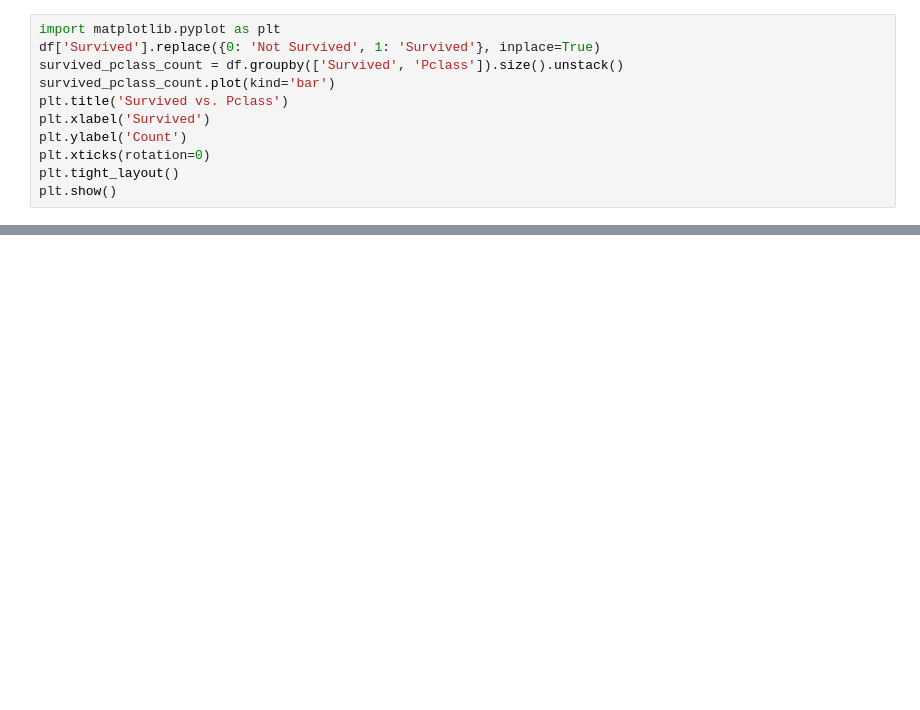
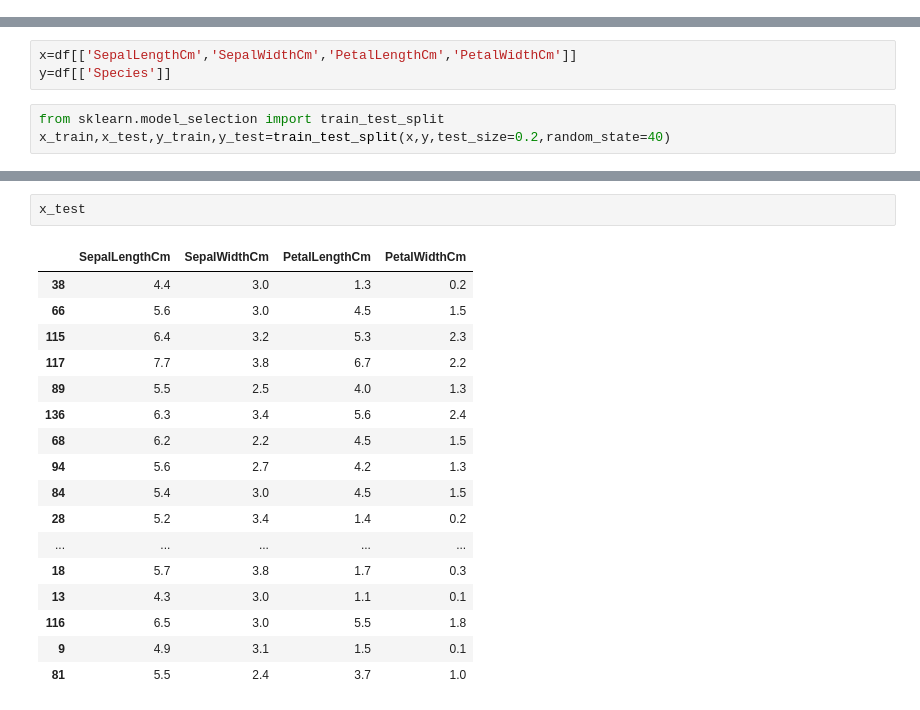
Before and after one commit to Siddesh-sg/CSE, a Jupyter notebook: Untitled0.ipynb, the cells around one changed output, grey strips where cells are left out. Drawn from its saved outputs; the diff is of its cells as text; blank space fills up the shorter version.

```diff
--- a/Untitled0.ipynb
+++ b/Untitled0.ipynb
@@ -108,11 +15,0 @@ mode value of fare is 8.05
-# %%
-import matplotlib.pyplot as plt
-df['Survived'].replace({0: 'Not Survived', 1: 'Survived'}, inplace=True)
-survived_pclass_count = df.groupby(['Survived', 'Pclass']).size().unstack()
-survived_pclass_count.plot(kind='bar')
-plt.title('Survived vs. Pclass')
-plt.xlabel('Survived')
-plt.ylabel('Count')
-plt.xticks(rotation=0)
-plt.tight_layout()
-plt.show()
@@ -190,0 +16,6 @@ Outliers are :
+# %%
+x=df[['SepalLengthCm','SepalWidthCm','PetalLengthCm','PetalWidthCm']]
+y=df[['Species']]
+# %%
+from sklearn.model_selection import train_test_split
+x_train,x_test,y_train,y_test=train_test_split(x,y,test_size=0.2,random_state=40)
@@ -190,0 +54,20 @@ Outliers are :
+# %%
+x_test
+# %% [output]
+|  | SepalLengthCm | SepalWidthCm | PetalLengthCm | PetalWidthCm |
+| 38 | 4.4 | 3.0 | 1.3 | 0.2 |
+| 66 | 5.6 | 3.0 | 4.5 | 1.5 |
+| 115 | 6.4 | 3.2 | 5.3 | 2.3 |
+| 117 | 7.7 | 3.8 | 6.7 | 2.2 |
+| 89 | 5.5 | 2.5 | 4.0 | 1.3 |
+| 136 | 6.3 | 3.4 | 5.6 | 2.4 |
+| 68 | 6.2 | 2.2 | 4.5 | 1.5 |
+| 94 | 5.6 | 2.7 | 4.2 | 1.3 |
+| 84 | 5.4 | 3.0 | 4.5 | 1.5 |
+| 28 | 5.2 | 3.4 | 1.4 | 0.2 |
+| ... | ... | ... | ... | ... |
+| 18 | 5.7 | 3.8 | 1.7 | 0.3 |
+| 13 | 4.3 | 3.0 | 1.1 | 0.1 |
+| 116 | 6.5 | 3.0 | 5.5 | 1.8 |
+| 9 | 4.9 | 3.1 | 1.5 | 0.1 |
+| 81 | 5.5 | 2.4 | 3.7 | 1.0 |
```
Also changed, not shown: parts of 17 cells of this notebook.
